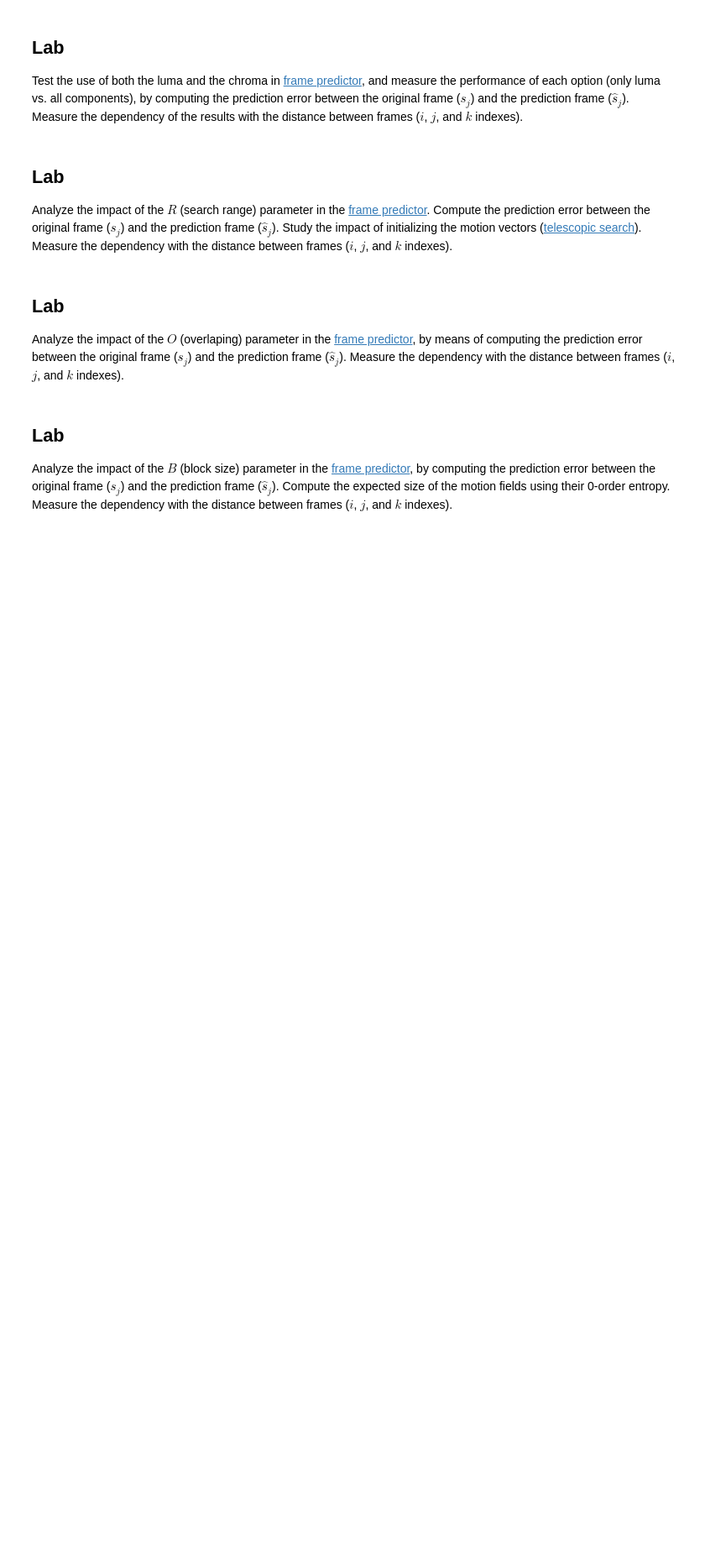
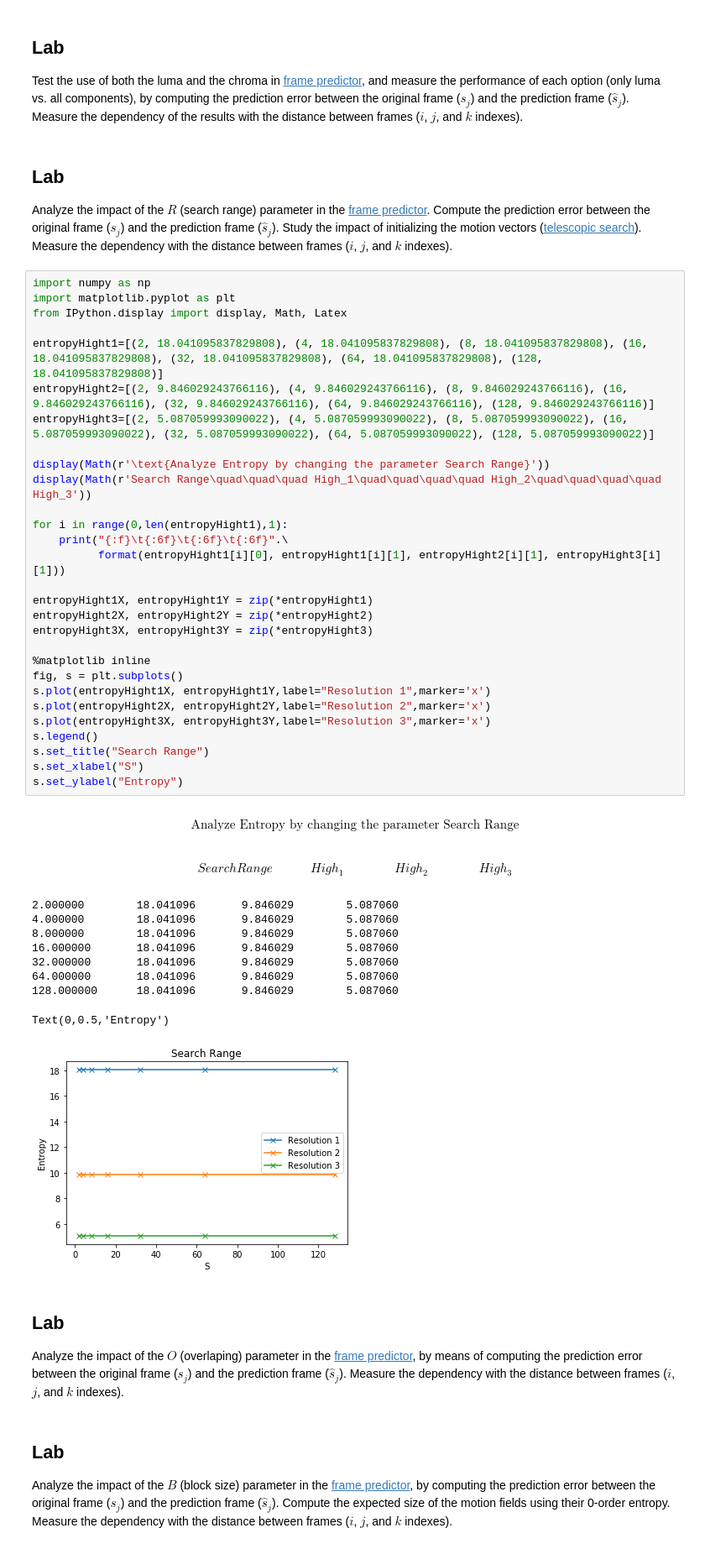
Before and after one commit to vicente-gonzalez-ruiz/motion_compensation, a Jupyter notebook: video_compression.ipynb, the cells around one changed output. Shown: that part at 84% size. Drawn from its saved outputs; the diff is of its cells as text; blank space fills up the shorter version.

Commit message:
Search range laboratory done

```diff
--- a/video_compression.ipynb
+++ b/video_compression.ipynb
@@ -219,6 +219,47 @@ Test the use of both the luma and the chroma in [frame predictor](#linear_frame_
 ## Lab
 
 Analyze the impact of the $R$ (search range) parameter in the [frame predictor](#linear_frame_interpolation). Compute the prediction error between the original frame ($s_j$) and the prediction frame ($\hat{s}_j$). Study the impact of initializing the motion vectors ([telescopic search](#telescopic_search)). Measure the dependency with the distance between frames ($i$, $j$, and $k$ indexes).
+# %%
+import numpy as np
+import matplotlib.pyplot as plt
+from IPython.display import display, Math, Latex
+
+entropyHight1=[(2, 18.041095837829808), (4, 18.041095837829808), (8, 18.041095837829808), (16, 18.041095837829808), (32, 18.041095837829808), (64, 18.041095837829808), (128, 18.041095837829808)]
+entropyHight2=[(2, 9.846029243766116), (4, 9.846029243766116), (8, 9.846029243766116), (16, 9.846029243766116), (32, 9.846029243766116), (64, 9.846029243766116), (128, 9.846029243766116)]
+entropyHight3=[(2, 5.087059993090022), (4, 5.087059993090022), (8, 5.087059993090022), (16, 5.087059993090022), (32, 5.087059993090022), (64, 5.087059993090022), (128, 5.087059993090022)]
+
+display(Math(r'\text{Analyze Entropy by changing the parameter Search Range}'))
+display(Math(r'Search Range\quad\quad\quad High_1\quad\quad\quad\quad High_2\quad\quad\quad\quad High_3'))
+
+for i in range(0,len(entropyHight1),1):
+    print("{:f}\t{:6f}\t{:6f}\t{:6f}".\
+          format(entropyHight1[i][0], entropyHight1[i][1], entropyHight2[i][1], entropyHight3[i][1]))
+
+entropyHight1X, entropyHight1Y = zip(*entropyHight1)
+entropyHight2X, entropyHight2Y = zip(*entropyHight2)
+entropyHight3X, entropyHight3Y = zip(*entropyHight3)
+
+%matplotlib inline
+fig, s = plt.subplots()
+s.plot(entropyHight1X, entropyHight1Y,label="Resolution 1",marker='x')
+s.plot(entropyHight2X, entropyHight2Y,label="Resolution 2",marker='x')
+s.plot(entropyHight3X, entropyHight3Y,label="Resolution 3",marker='x')
+s.legend()
+s.set_title("Search Range")
+s.set_xlabel("S")
+s.set_ylabel("Entropy")
+# %% [output]
+$$\text{Analyze Entropy by changing the parameter Search Range}$$
+$$Search Range\quad\quad\quad High_1\quad\quad\quad\quad High_2\quad\quad\quad\quad High_3$$
+2.000000        18.041096       9.846029        5.087060
+4.000000        18.041096       9.846029        5.087060
+8.000000        18.041096       9.846029        5.087060
+16.000000       18.041096       9.846029        5.087060
+32.000000       18.041096       9.846029        5.087060
+64.000000       18.041096       9.846029        5.087060
+128.000000      18.041096       9.846029        5.087060
+Text(0,0.5,'Entropy')
+[figure, added]
 # %% [markdown]
 ## Lab
 
```
